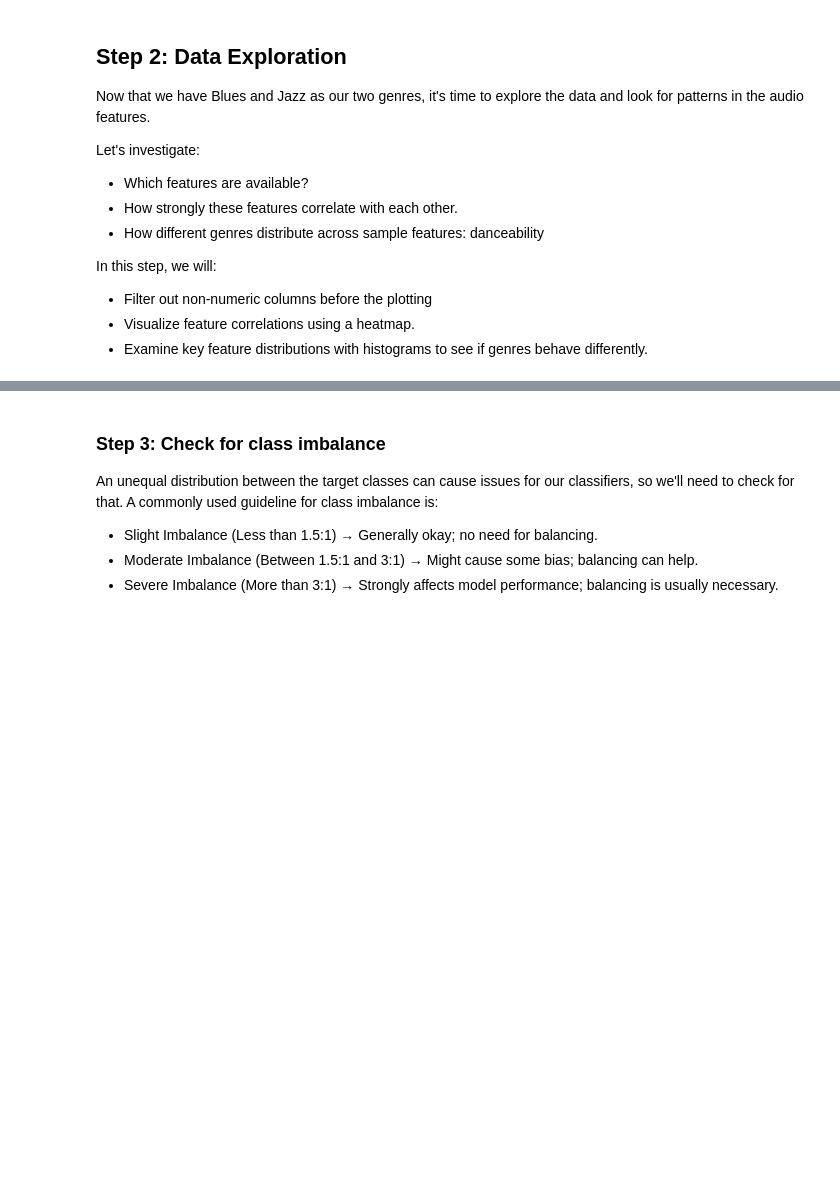
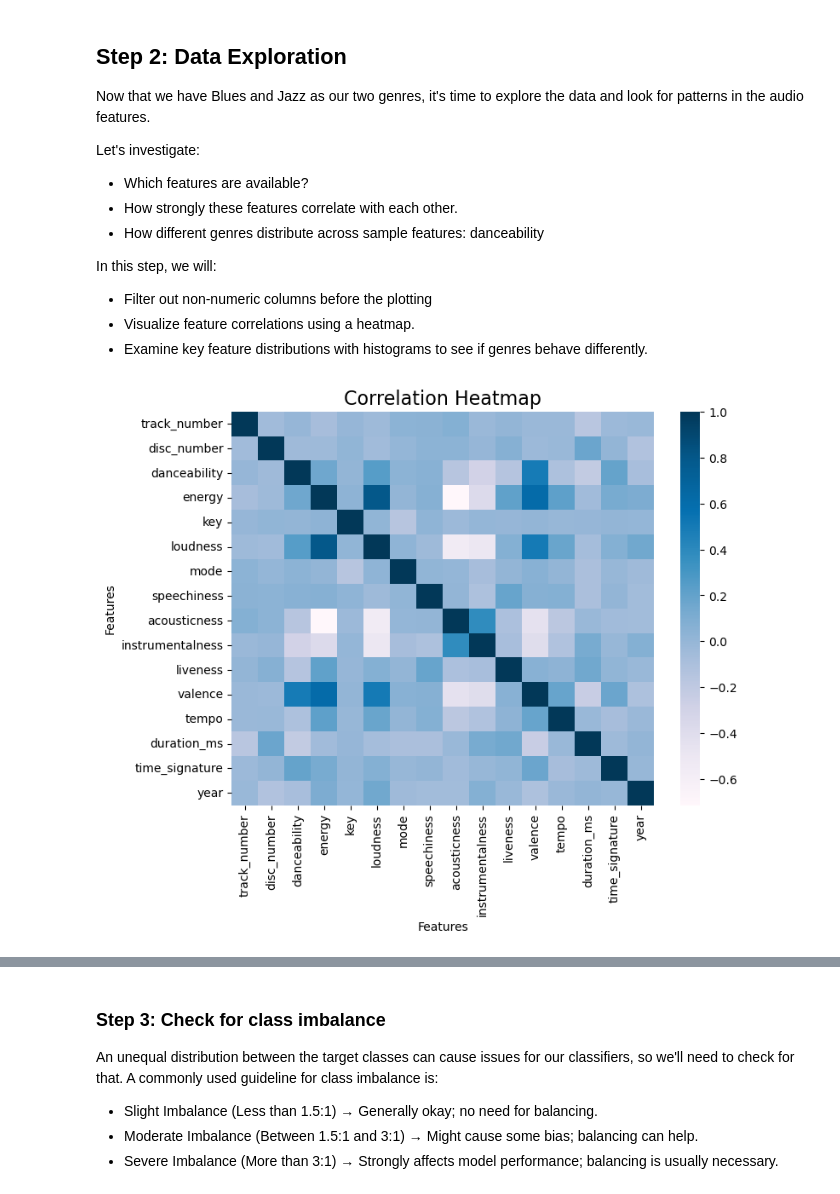
Before and after one commit to stephenccodes/EDS232-labs, a Jupyter notebook: Week4/lab4-spotify.ipynb, the cells around one changed output, grey strips where cells are left out. Drawn from its saved outputs; the diff is of its cells as text; code cells hidden in the pictures; blank space fills up the shorter version.

```diff
--- a/Week4/lab4-spotify.ipynb
+++ b/Week4/lab4-spotify.ipynb
@@ -95,0 +97,24 @@ numeric_features['genre'] =
+# %%
+# Exclude non-numeric columns but keep 'genre' for grouping
+numeric_features = combined_data.select_dtypes(include = 'number')
+#numeric_features['genre'] = combined_data['genre']
+
+# Define values for jazz and blues
+#genre_values = {'blues' : 1, 'jazz' : 0}
+
+# Assign values to genre column
+#numeric_features['genre'] = combined_data['genre'].map(genre_values)
+
+
+# Correlation heatmap
+# Initialize figure
+plt.figure(figsize = (8, 6))
+
+# Choose jazzy-bluesy color scale
+sns.heatmap(numeric_features.corr(), cmap = 'PuBu')
+plt.title('Correlation Heatmap', fontsize = 16)
+plt.xlabel('Features')
+plt.ylabel('Features')
+plt.show()
+# %% [output]
+[figure, added]
```
Also changed, not shown: parts of 25 cells of this notebook.
